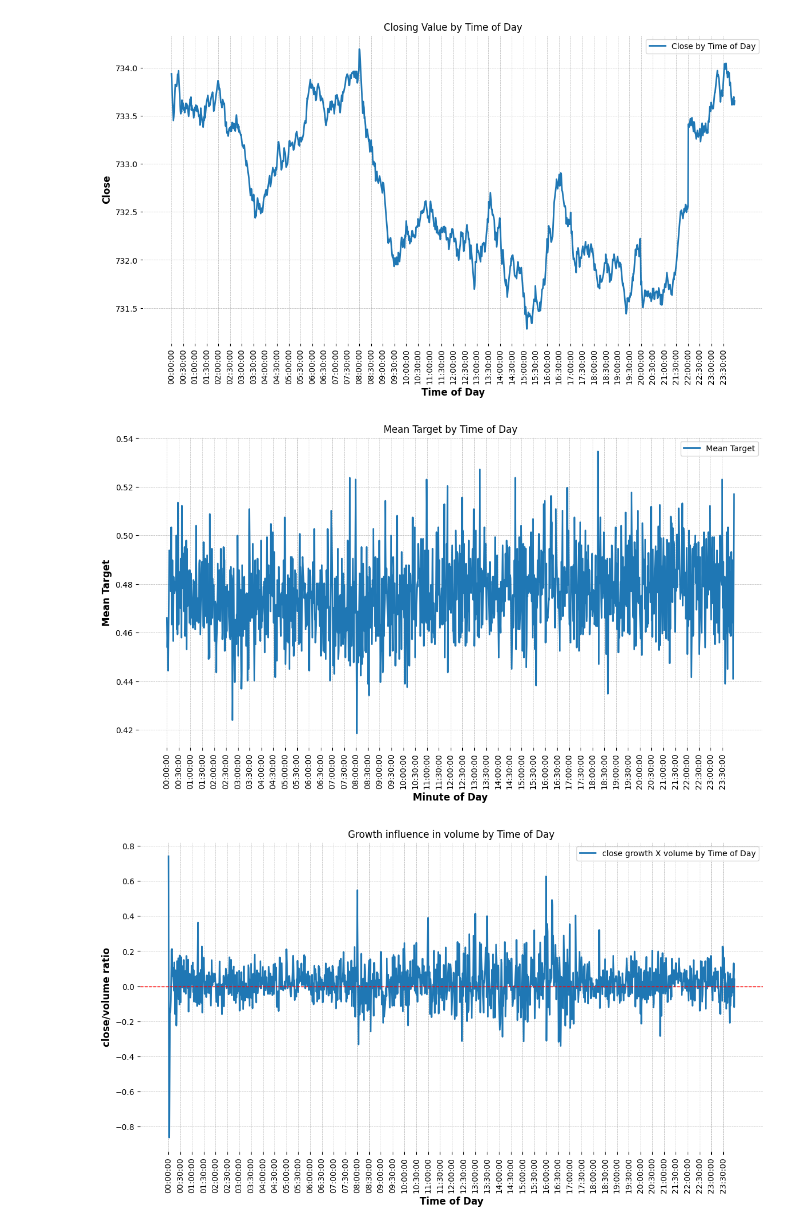
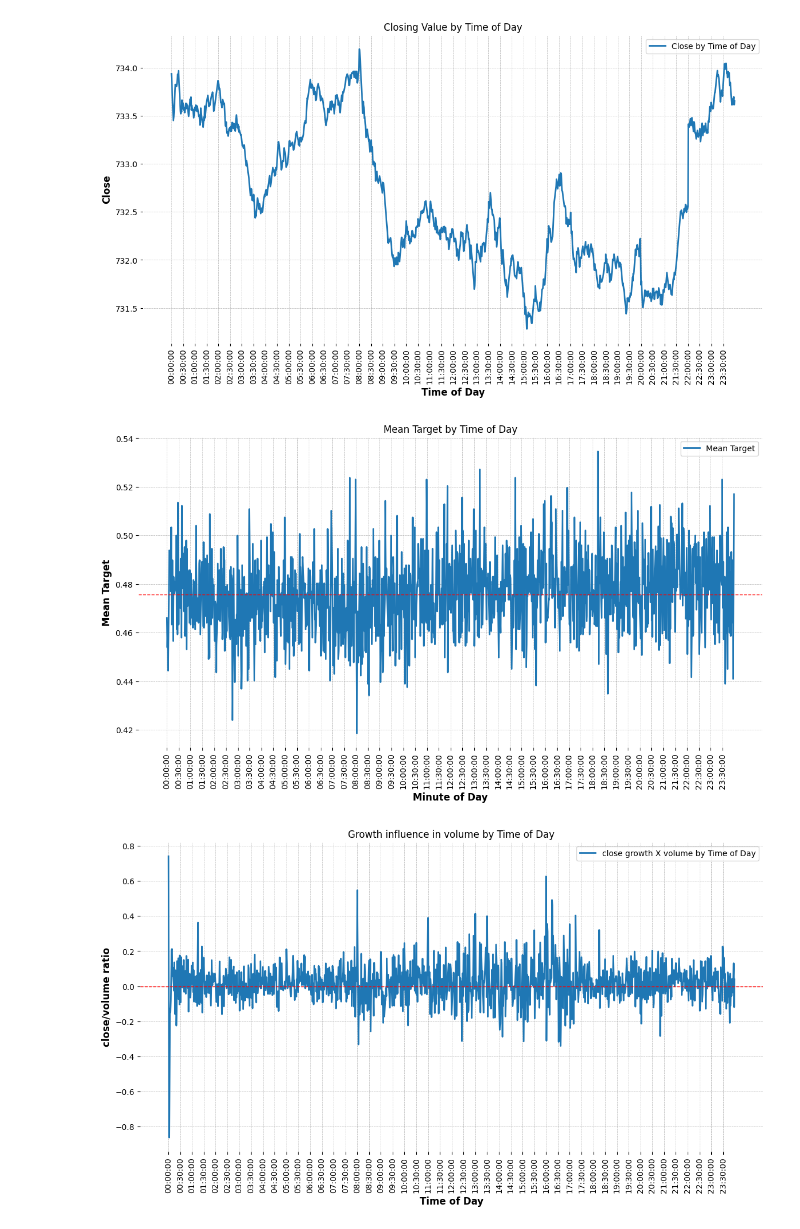
Before and after one commit to pedro-loures/Directional-Forecasting-in-Cryptocurrencies, a Jupyter notebook: data_characterization.ipynb, the cells around one changed output. Saved outputs shown, nothing was run; the diff lists cells and outputs as text; code cells hidden in the pictures.

```diff
--- a/data_characterization.ipynb
+++ b/data_characterization.ipynb
@@ -237,34 +237,35 @@ test_df_copy = test_df.copy()
 train_df_copy['datetime'] = pd.to_datetime(train_df_copy['timestamp'], unit='s')
 test_df_copy['datetime'] = pd.to_datetime(test_df_copy['timestamp'], unit='s')
 
 test_df_copy['time'] = test_df_copy['datetime'].dt.time
 train_df_copy['time'] = train_df_copy['datetime'].dt.time
 
 # Group by minute of the day and calculate mean for each group
 train_grouped_by_minute = train_df_copy.groupby('time').mean()
 test_grouped_by_minute = test_df_copy.groupby('time').mean()
 labels = train_grouped_by_minute.index
 
 # Group by minute_of_day and calculate the mean target value for each group
 mean_target_by_minute = train_grouped_by_minute['target']
 mean_target_by_minute.index = labels.astype(str)
 
 
 
 # Plot the mean target value by minute of day
 plt.figure(figsize=(14, 7))
 plt.rc('axes.spines', **{'bottom':False, 'left':False, 'right':False, 'top':False})
 plt.plot(mean_target_by_minute.index, mean_target_by_minute.values, label='Mean Target')
+plt.axhline(y=mean_target_by_minute.mean(), color='r', linestyle='--', linewidth=1)
 plt.xlabel('Minute of Day')
 plt.ylabel('Mean Target')
 plt.title('Mean Target by Time of Day')
 plt.xticks(ticks=range(0, len(labels), 30), labels=labels[::30], rotation=90)
 plt.xticks(rotation=90)
 plt.legend()
 plt.grid(True)
 plt.show()
 # %% [output]
-[figure, old version]
+[figure, new version]
 # %%
 
 
```
Also changed, not shown: parts of 3 cells of this notebook, 7 other files.
